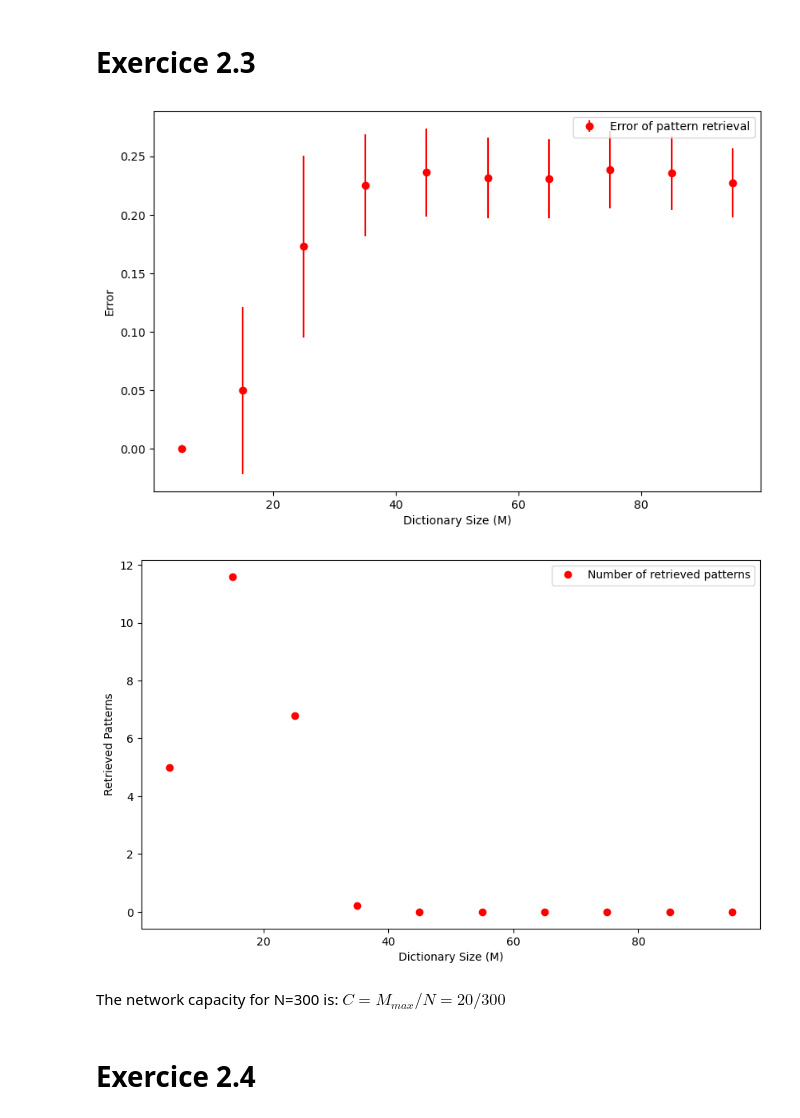
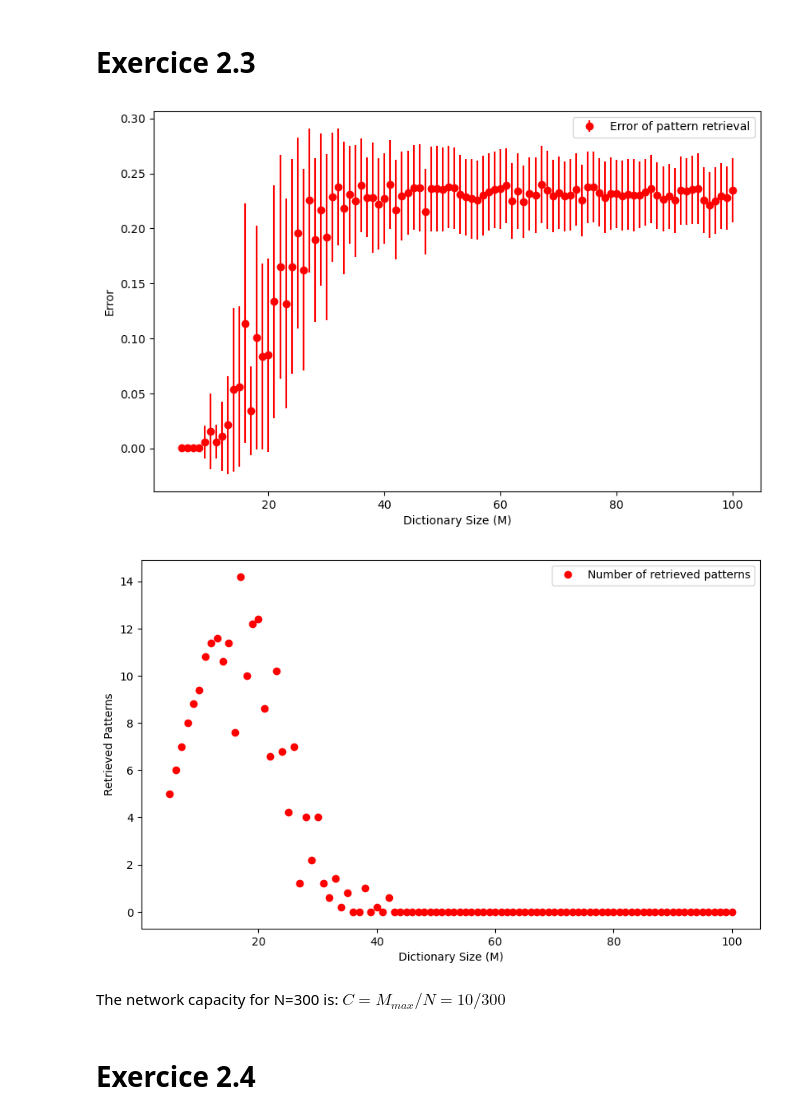
Before and after one commit to AdrienFeillard/CNNN-project, a Jupyter notebook: Exo2.ipynb, the cells around one changed output. Saved outputs shown, nothing was run; the diff lists cells and outputs as text; code cells hidden in the pictures.

```diff
--- a/Exo2.ipynb
+++ b/Exo2.ipynb
@@ -79,39 +79,39 @@ print(final_state)
 # Exercice 2.3
 # %%
 importlib.reload(F)
-dict_sizes = range(5, 101, 10)  # Example range
+dict_sizes = range(5, 101, 1)  # Example range
 errors = []
 stds = []
 retrievals = []
 a=0.5
 theta=0
 for M in dict_sizes:
     mean_error, std_error, avg_retrieved = F.run_low_activity_simulation_dictionary(M, a,theta)
     errors.append(mean_error)
     stds.append(std_error)
     retrievals.append(avg_retrieved)
 
 # Plotting the results
 plt.figure(figsize=(9.5,6))
 plt.errorbar(dict_sizes, errors, yerr=stds, fmt='ro', label='Error of pattern retrieval')
 plt.xlabel('Dictionary Size (M)')
 plt.ylabel('Error')
 plt.legend()
 plt.savefig("./Figures/error_of_retrieval_pattern_low.png")
 plt.show()
 
 plt.figure(figsize=(10,6))
 plt.plot(dict_sizes, retrievals, 'ro', label='Number of retrieved patterns')
 plt.xlabel('Dictionary Size (M)')
 plt.ylabel('Retrieved Patterns')
 plt.legend()
 plt.savefig("./Figures/number_of_retrieved_pattern_low.png")
 plt.show()
 # %% [output]
-[figure, old version]
+[figure, new version]
-[figure, old version]
+[figure, new version]
 # %% [markdown]
-The network capacity for N=300 is: $C=M_{max}/N=20/300$
+The network capacity for N=300 is: $C=M_{max}/N=10/300$
 # %% [markdown]
 # Exercice 2.4
 # %%
```
Also changed, not shown: parts of 3 cells of this notebook, 14 other files.
